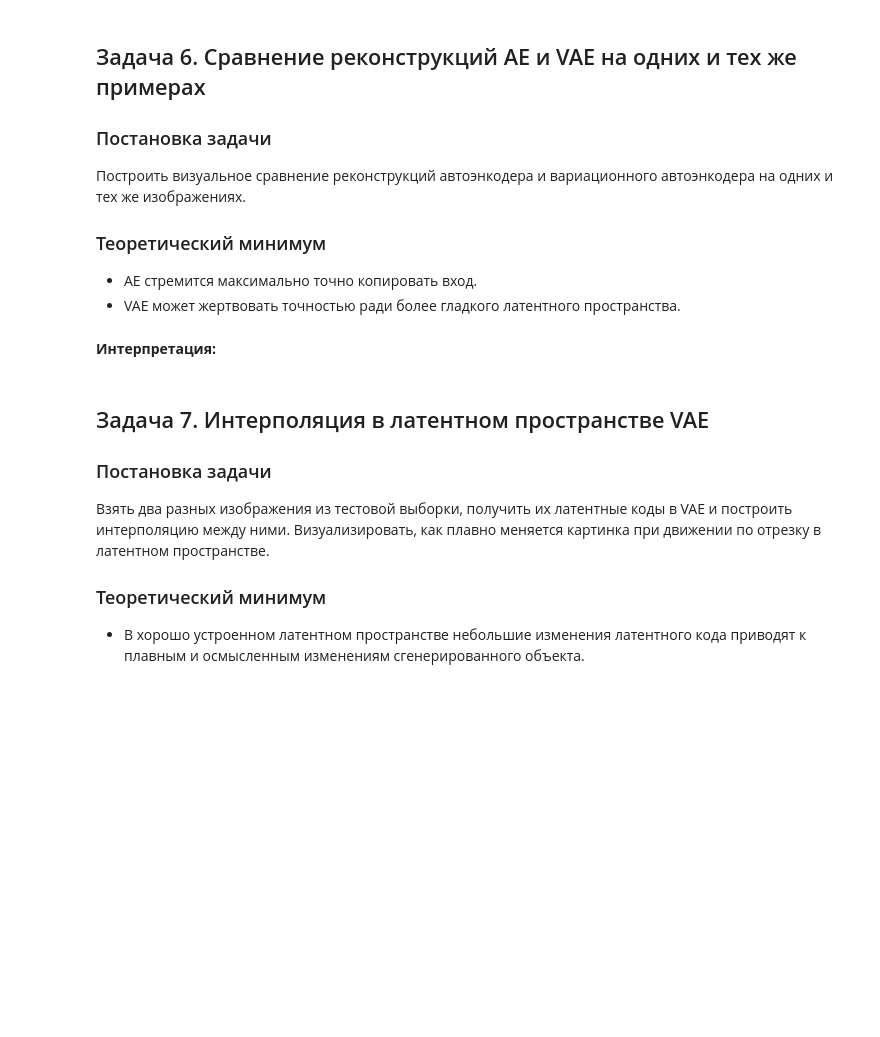
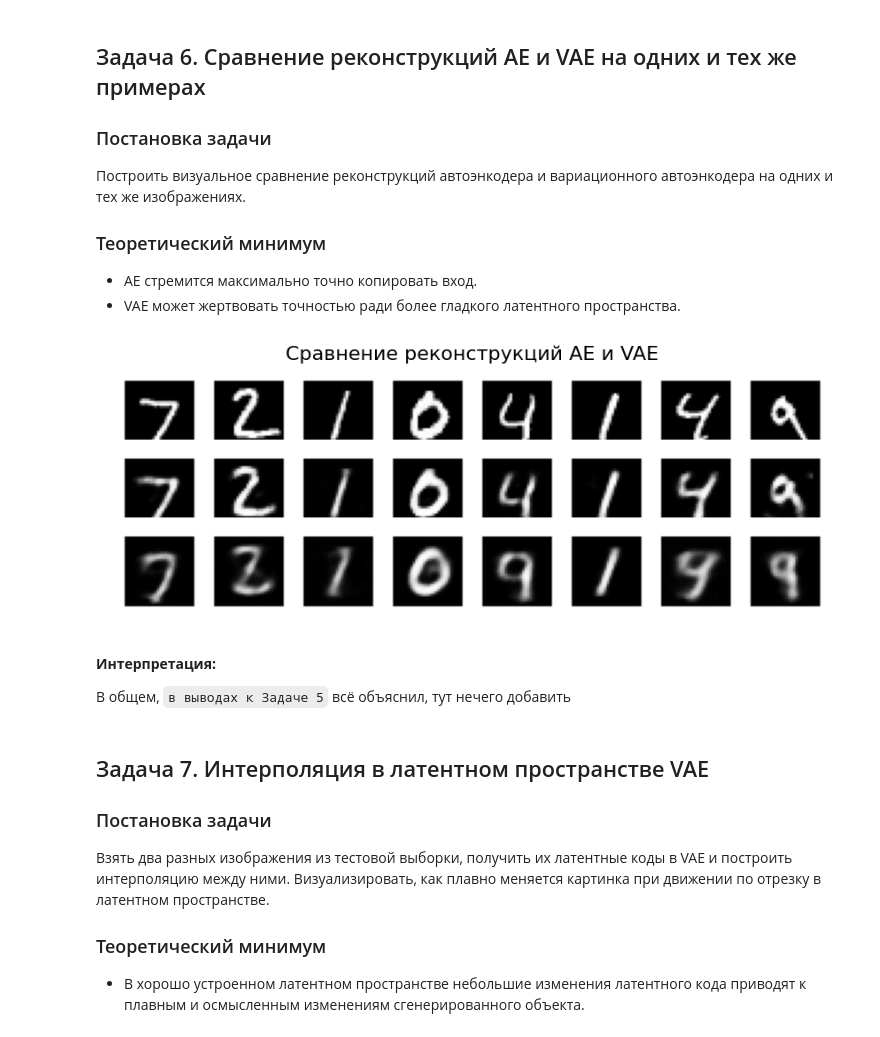
Before and after one commit to EgrSlv/DeepLearning__MIPT, a Jupyter notebook: Hw5_m5_ae_vae__Solovev_Egor.ipynb, the cells around one changed output. Drawn from its saved outputs; the diff is of its cells as text; code cells hidden in the pictures; blank space fills up the shorter version.

```diff
--- a/Hw5_m5_ae_vae__Solovev_Egor.ipynb
+++ b/Hw5_m5_ae_vae__Solovev_Egor.ipynb
@@ -489,18 +670,60 @@ class VAE(nn.Module):
 # %%
 # Задача 6. Сравнение реконструкций AE и VAE
 
-# TODO: Получите реконструкции из обеих моделей
-# with torch.no_grad():
-#     ae_recon = model(test_images.view(...))
-#     vae_recon, _, _ = vae(test_images.view(...))
+# DONE: Получите реконструкции из обеих моделей
+with torch.no_grad():
+    ae_recon = model(test_images)
+    vae_recon, _, _ = vae(test_images)
 
-# TODO: Визуализируйте сравнение
-# fig, axes = plt.subplots(3, n, figsize=(15, 6))
-# Строка 1: Оригиналы
-# Строка 2: AE реконструкции
-# Строка 3: VAE реконструкции
+# DONE: Визуализируйте сравнение
+# ================================ Визуализации ================================
+fig, axes = plt.subplots(3, 1, figsize=(8.6, 6))
+n_imgs = 8
+
+# ============================ Строка 1: Оригиналы =============================
+orig_grid = torchvision.utils.make_grid(
+    test_images[:n_imgs],
+    nrow=n_imgs,
+    pad_value=1.,
+    padding=8
+)
+axes[0].imshow(
+    orig_grid.permute(1, 2, 0).cpu().squeeze(),
+    cmap="gray"
+)
+# ======================== Строка 2: AE реконструкции ==========================
+ae_recon_grid = torchvision.utils.make_grid(
+    ae_recon[:n_imgs],
+    nrow=n_imgs,
+    pad_value=1.,
+    padding=8
+)
+axes[1].imshow(
+    ae_recon_grid.permute(1, 2, 0).cpu().squeeze(),
+    cmap="gray"
+)
+# ======================= Строка 3: VAE реконструкции ==========================
+vae_recon_grid = torchvision.utils.make_grid(
+    vae_recon[:n_imgs],
+    nrow=n_imgs,
+    pad_value=1.,
+    padding=8
+)
+axes[2].imshow(
+    vae_recon_grid.permute(1, 2, 0).cpu().squeeze(),
+    cmap="gray"
+)
+
+axes[0].axis("off"); axes[1].axis("off"); axes[2].axis("off")
+
+fig.suptitle("Сравнение реконструкций AE и VAE", size=16, y=0.75)
+plt.subplots_adjust(hspace=-0.9); plt.tight_layout(); plt.show()
+# %% [output]
+[figure, added]
 # %% [markdown]
 **Интерпретация:**
+
+В общем, `в выводах к Задаче 5` всё объяснил, тут нечего добавить
 # %% [markdown]
 ## Задача 7. Интерполяция в латентном пространстве VAE
 
```
Also changed, not shown: parts of 18 cells of this notebook.
